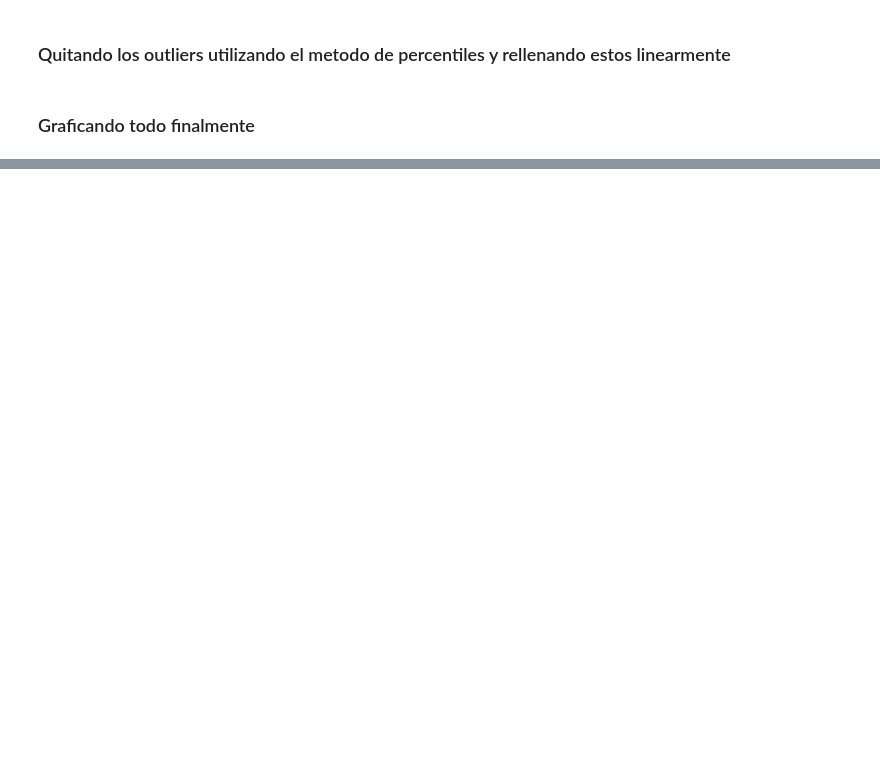
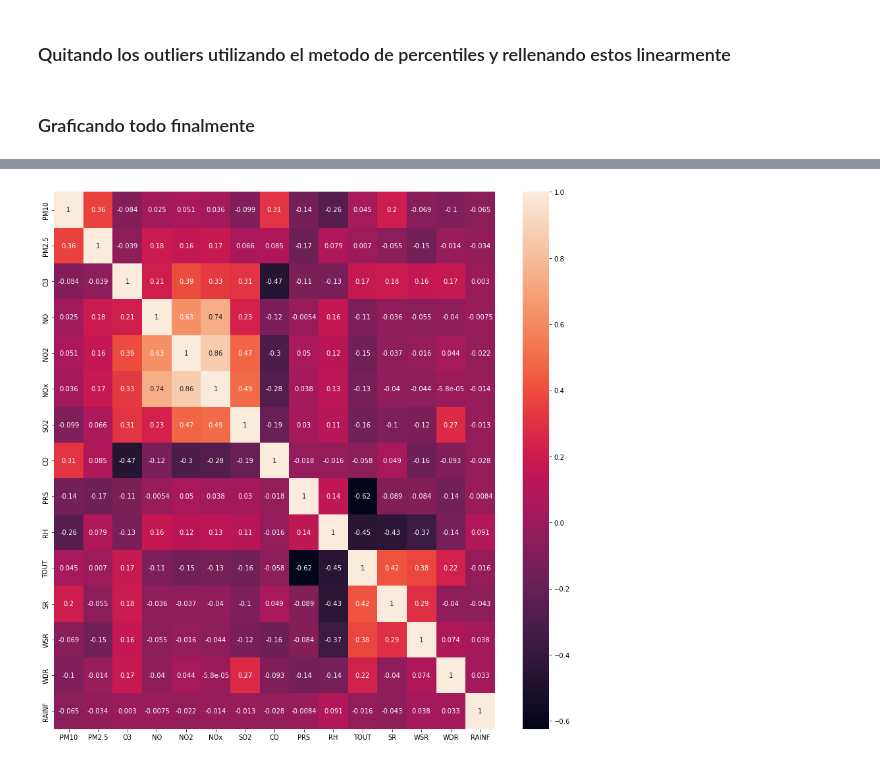
Before and after one commit to DiegoElian02/CienciadeDatosMultivariado, a Jupyter notebook: Datacleaning.ipynb, the cells around one changed output, grey strips where cells are left out. Saved outputs shown, nothing was run; the diff lists cells and outputs as text; code cells hidden in the pictures; blank space fills up the shorter version.

```diff
--- a/Datacleaning.ipynb
+++ b/Datacleaning.ipynb
@@ -87,2 +85,13 @@ for i in range(3):
 # %%
 df.to_csv('CleanDF.csv')
+# %%
+import matplotlib.pyplot as plt
+# fig, ax = plt.subplots(1, figsize=(50,50))
+# fig.tight_layout()
+
+corr_df = df.corr(method='pearson')
+plt.figure(figsize=(15, 15))
+sns.heatmap(corr_df, annot=True)
+plt.show()
+# %% [output]
+[figure, added]
```
Also changed, not shown: parts of 4 cells of this notebook, 2 other files.
